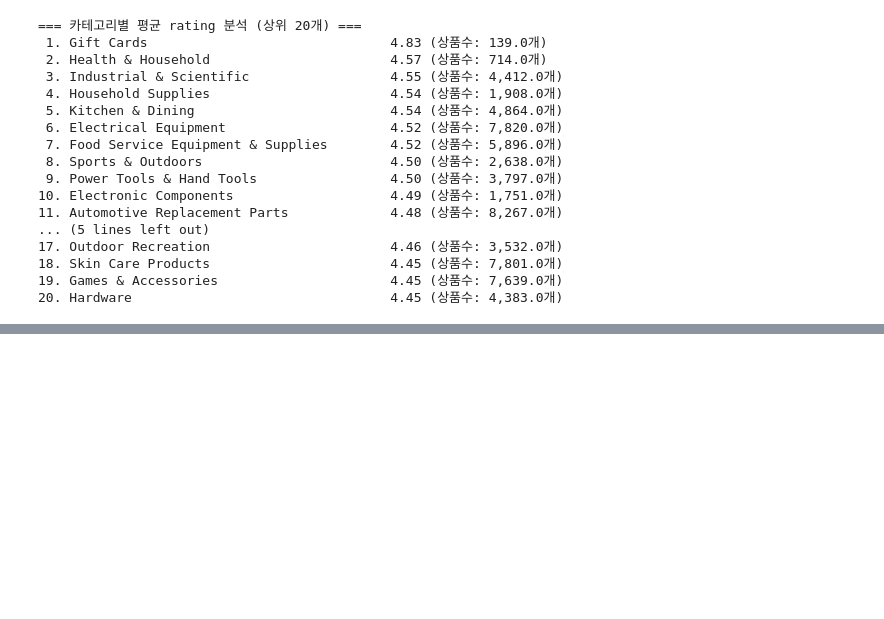
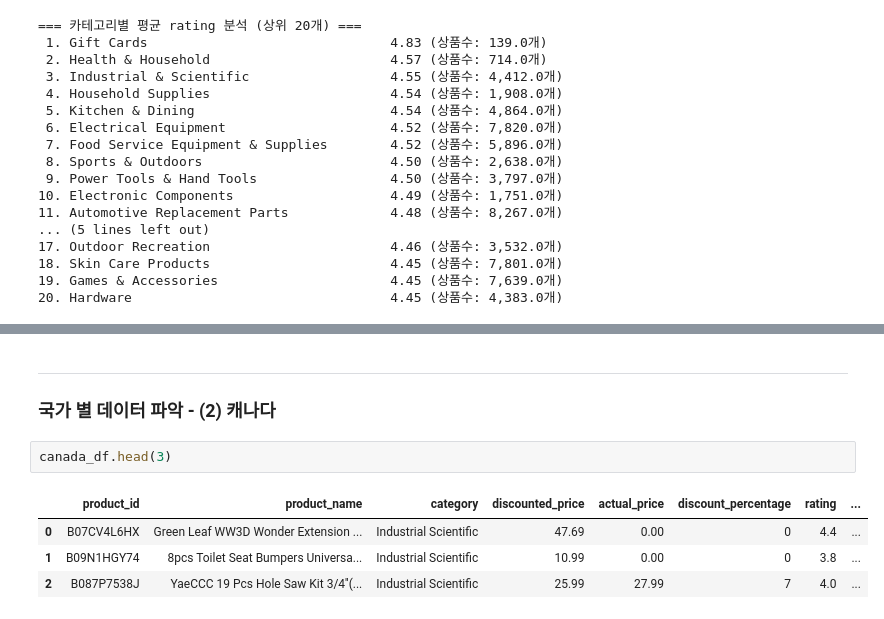
Before and after one commit to BenCyera/Amazon_sales_machine_learning, a Jupyter notebook: notebooks/yuri/Further_analysis_on_data.ipynb, the cells around one changed output, grey strips where cells are left out. Saved outputs shown, nothing was run; the diff lists cells and outputs as text; blank space fills up the shorter version.

```diff
--- a/notebooks/yuri/Further_analysis_on_data.ipynb
+++ b/notebooks/yuri/Further_analysis_on_data.ipynb
@@ -348,0 +428,10 @@ print_top_items(top_bestseller)
+# %% [markdown]
+* * *
+### 국가 별 데이터 파악 - (2) 캐나다
+# %%
+canada_df.head(3)
+# %% [output]
+|  | product_id | product_name | category | discounted_price | actual_price | discount_percentage | rating | ... |
+| 0 | B07CV4L6HX | Green Leaf WW3D Wonder Extension ... | Industrial Scientific | 47.69 | 0.00 | 0 | 4.4 | ... |
+| 1 | B09N1HGY74 | 8pcs Toilet Seat Bumpers Universa... | Industrial Scientific | 10.99 | 0.00 | 0 | 3.8 | ... |
+| 2 | B087P7538J | YaeCCC 19 Pcs Hole Saw Kit 3/4''(... | Industrial Scientific | 25.99 | 27.99 | 7 | 4.0 | ... |
```
Also changed, not shown: parts of 35 cells of this notebook, 4 other files.
